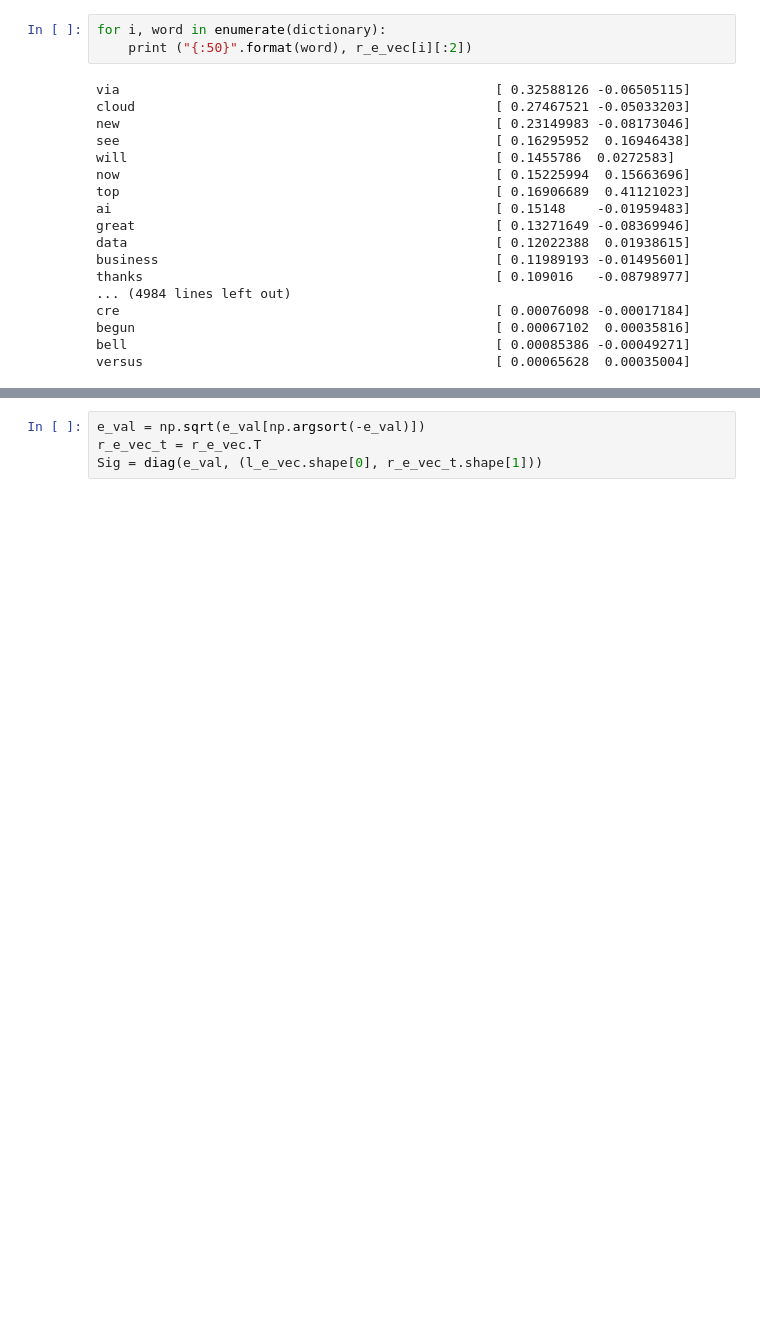
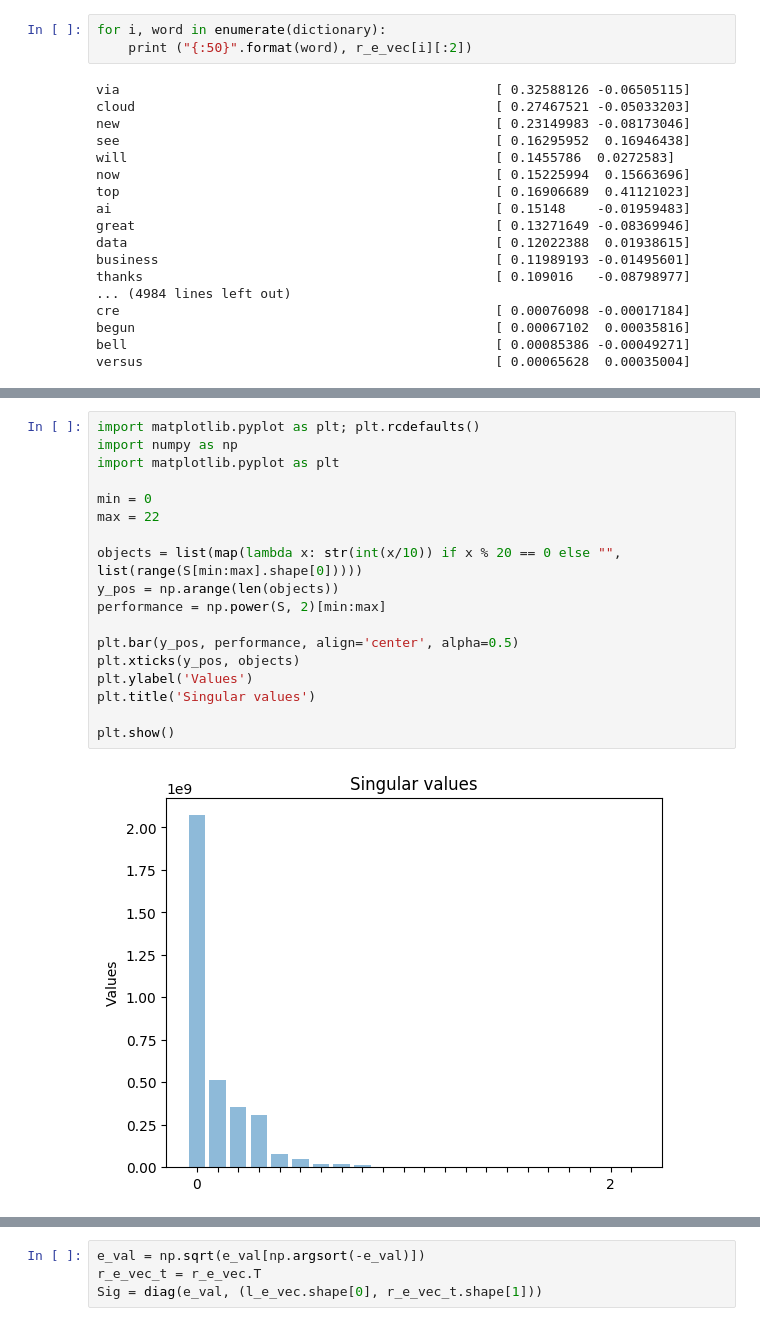
Before and after one commit to berbuf/B2B_Em_lyon, a Jupyter notebook: notebooks/svd.ipynb, the cells around one changed output, grey strips where cells are left out. Cells and saved outputs as stored; diff of their text form; blank space fills up the shorter version.

```diff
--- a/notebooks/svd.ipynb
+++ b/notebooks/svd.ipynb
@@ -328,0 +330,20 @@ plt.show()
+# %%
+import matplotlib.pyplot as plt; plt.rcdefaults()
+import numpy as np
+import matplotlib.pyplot as plt
+
+min = 0
+max = 22
+
+objects = list(map(lambda x: str(int(x/10)) if x % 20 == 0 else "", list(range(S[min:max].shape[0]))))
+y_pos = np.arange(len(objects))
+performance = np.power(S, 2)[min:max]
+
+plt.bar(y_pos, performance, align='center', alpha=0.5)
+plt.xticks(y_pos, objects)
+plt.ylabel('Values')
+plt.title('Singular values')
+
+plt.show()
+# %% [output]
+[figure, added]
```
Also changed, not shown: parts of 12 cells of this notebook, 3 other files.
